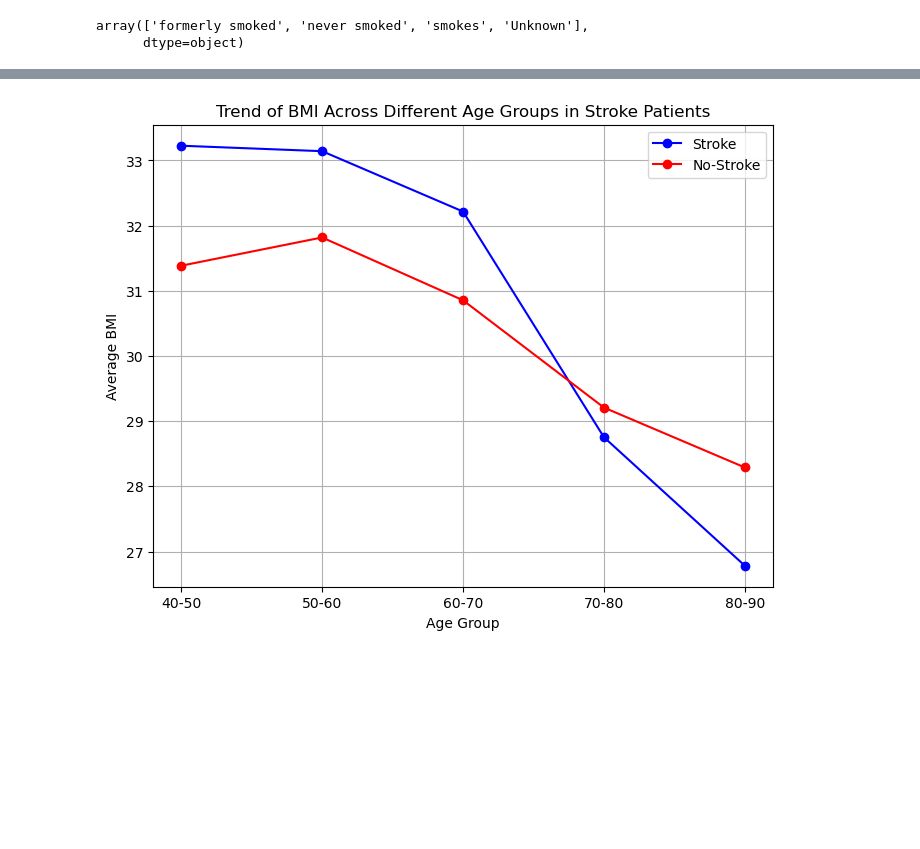
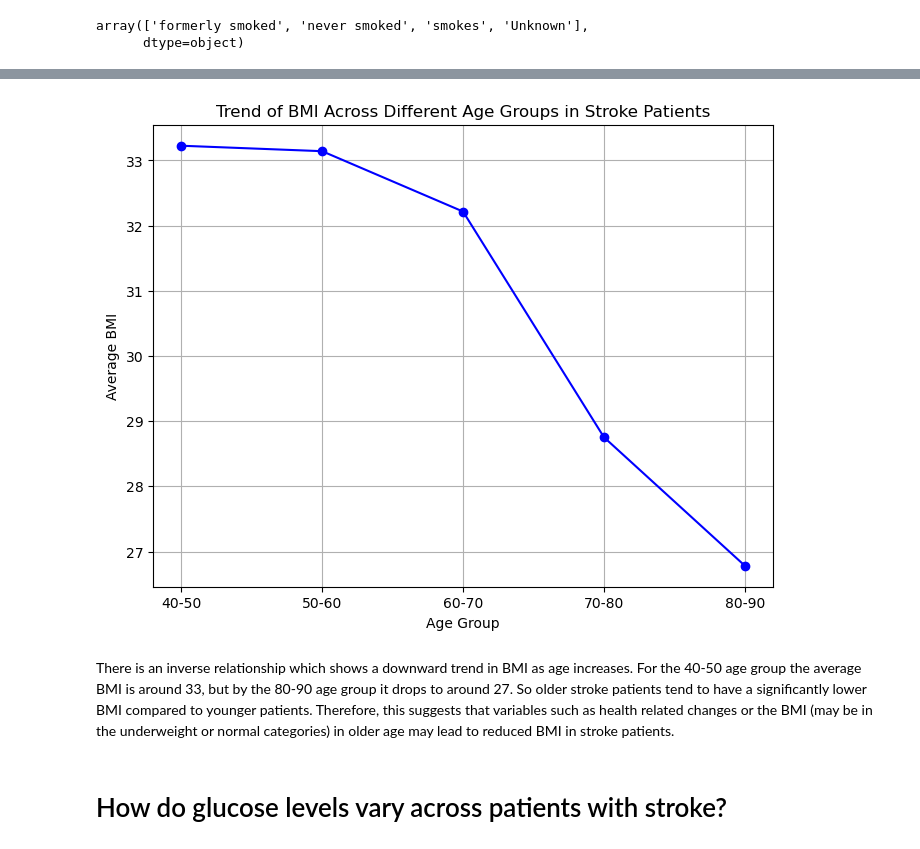
Before and after one commit to talazubi/project-1, a Jupyter notebook: stroke-prediction.ipynb, the cells around one changed output, grey strips where cells are left out. Cells and saved outputs as stored; diff of their text form; code cells hidden in the pictures; blank space fills up the shorter version.

```diff
--- a/stroke-prediction.ipynb
+++ b/stroke-prediction.ipynb
@@ -172,0 +164,7 @@ stroke_predictive_bmi_df = stroke_predictive.copy()
+# %%
+#Getting only the columns where there is a stroke
+stroke_patients_df = stroke_patients_df[stroke_patients_df["stroke"] ==1]
+# %%
+# Add a BMI category column
+stroke_patients_df['bmi_category'] = pd.cut(stroke_patients_df['bmi'], bmi_bins, labels=bmi_labels, include_lowest=True)
+stroke_patients_df.head()
@@ -229,8 +249,5 @@ plt.show()
 age_bins = [40, 50, 60, 70, 80, 90]  # Define age ranges
 age_labels = ['40-50', '50-60', '60-70', '70-80', '80-90']  # Label each range
 # %%
-# Separating the data by the patients who have a stroke
-bmi_stroke_patients = stroke_predictive[stroke_predictive['stroke'] == 1]
-
 # Adding a age group column
-bmi_stroke_patients['age_group'] = pd.cut(bmi_stroke_patients['age'], bins=age_bins, labels=age_labels)
+stroke_patients_df['age_group'] = pd.cut(stroke_patients_df['age'], bins=age_bins, labels=age_labels)
@@ -242,0 +254,4 @@ bmi_no_stroke_patients['age_group'] = pd.cut(bmi_no_stroke_patients['age'], bins
+# %%
+# Calculating average BMI for each age group
+stroke_avg_bmi_by_age = stroke_patients_df.groupby('age_group')['bmi'].mean()
+stroke_avg_bmi_by_age
@@ -243,30 +266,26 @@ bmi_no_stroke_patients['age_group'] = pd.cut(bmi_no_stroke_patients['age'], bins
 # %%
-# Calculating average BMI for each age group
-stroke_avg_bmi_by_age = bmi_stroke_patients.groupby('age_group')['bmi'].mean()
-no_stroke_avg_bmi_by_age = bmi_no_stroke_patients.groupby('age_group')['bmi'].mean()
-
 #Creating the figure for the line plot with a specific size
 plt.figure(figsize=(8,6))
 
 # Plotting the line charts for the stroke and no stroke data
 plt.plot(stroke_avg_bmi_by_age.index, stroke_avg_bmi_by_age.values, marker='o', linestyle='-', color='blue', label='Stroke')
-plt.plot(no_stroke_avg_bmi_by_age.index, no_stroke_avg_bmi_by_age.values, marker='o', linestyle='-', color='red', label='No-Stroke')
 
 #Giving the chart some labels
 plt.title('Trend of BMI Across Different Age Groups in Stroke Patients')
 plt.xlabel('Age Group')
 plt.ylabel('Average BMI')
 
 # Adding grid lines to the chart
 plt.grid(True)
 
-# Adding a legend and sets its location to the upper right
-plt.legend(loc="upper right")
-
 # Saving the figure
 plt.savefig("data/Trend of BMI Across Different Age Groups in Stroke Patients.png")
 
 #Displaying the chart
 plt.show()
 # %% [output]
-[figure, old version]
+[figure, new version]
+# %% [markdown]
+There is an inverse relationship which shows a downward trend in BMI as age increases. For the 40-50 age group the average BMI is around 33, but by the 80-90 age group it drops to around 27. So older stroke patients tend to have a significantly lower BMI compared to younger patients. Therefore, this suggests that variables such as health related changes or the BMI (may be in the underweight or normal categories) in older age may lead to reduced BMI in stroke patients.
+# %% [markdown]
+# How do glucose levels vary across patients with stroke?
```
Also changed, not shown: parts of 20 cells of this notebook, 5 other files.
